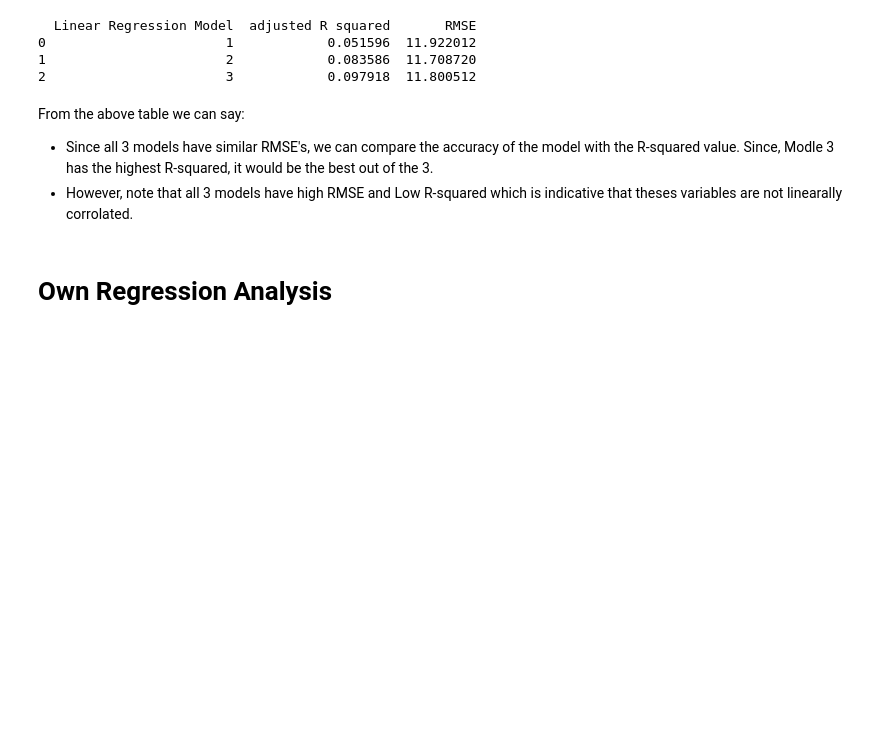
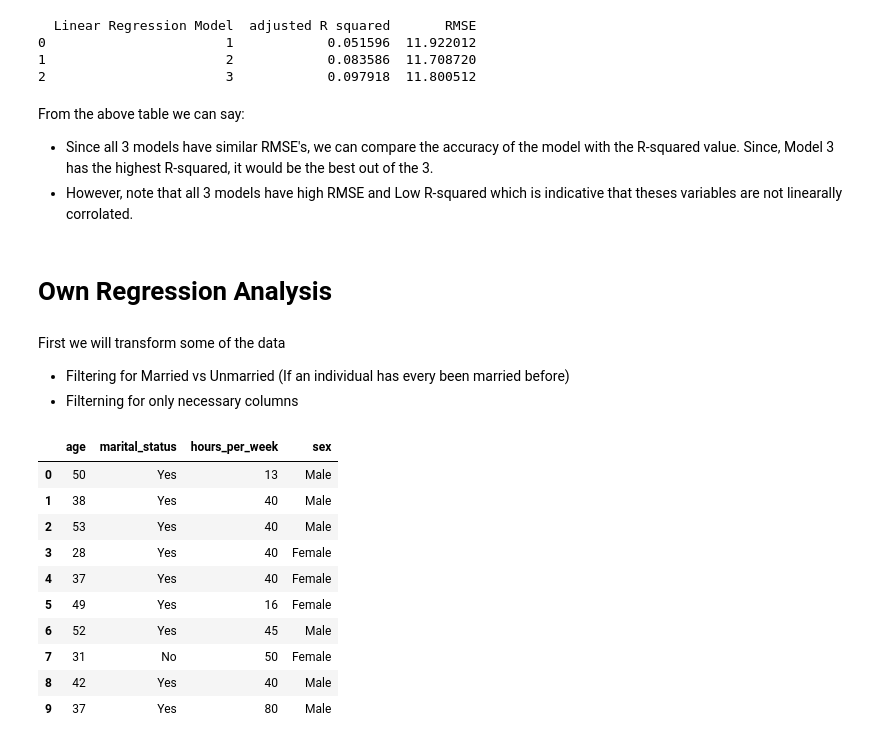
Before and after one commit to TerryTian21/COVID-Data-GUI, a Jupyter notebook: JSC_A2.ipynb, the cells around one changed output. Cells and saved outputs as stored; diff of their text form; code cells hidden in the pictures; blank space fills up the shorter version.

```diff
--- a/JSC_A2.ipynb
+++ b/JSC_A2.ipynb
@@ -463,7 +463,38 @@ print(table)
 2                       3            0.097918  11.800512
 # %% [markdown]
 From the above table we can say:
-- Since all 3 models have similar RMSE's, we can compare the accuracy of the model with the R-squared value. Since, Modle 3 has the highest R-squared, it would be the best out of the 3.
+- Since all 3 models have similar RMSE's, we can compare the accuracy of the model with the R-squared value. Since, Model 3 has the highest R-squared, it would be the best out of the 3.
 - However, note that all 3 models have high RMSE and Low R-squared which is indicative that theses variables are not linearally corrolated.
 # %% [markdown]
 # Own Regression Analysis
+# %% [markdown]
+First we will transform some of the data
+- Filtering for Married vs Unmarried (If an individual has every been married  before)
+- Filterning for only necessary columns
+# %%
+df = income_df.copy()
+marital_status_map = {
+    ' Never-married':'No',
+    ' Married-civ-spouse':'Yes',
+    ' Married-AF-spouse':'Yes',
+    ' Married-spouse-absent':'Yes',
+    ' Separated':'Yes',
+    ' Divorced':'Yes',
+    ' Widowed':'Yes'
+}
+
+df['marital_status'] = df['marital_status'].map(marital_status_map)
+df = df[['age', 'marital_status', 'hours_per_week', 'sex']]
+df.head(10)
+# %% [output]
+|  | age | marital_status | hours_per_week | sex |
+| 0 | 50 | Yes | 13 | Male |
+| 1 | 38 | Yes | 40 | Male |
+| 2 | 53 | Yes | 40 | Male |
+| 3 | 28 | Yes | 40 | Female |
+| 4 | 37 | Yes | 40 | Female |
+| 5 | 49 | Yes | 16 | Female |
+| 6 | 52 | Yes | 45 | Male |
+| 7 | 31 | No | 50 | Female |
+| 8 | 42 | Yes | 40 | Male |
+| 9 | 37 | Yes | 80 | Male |
```
Also changed, not shown: parts of 4 cells of this notebook.
